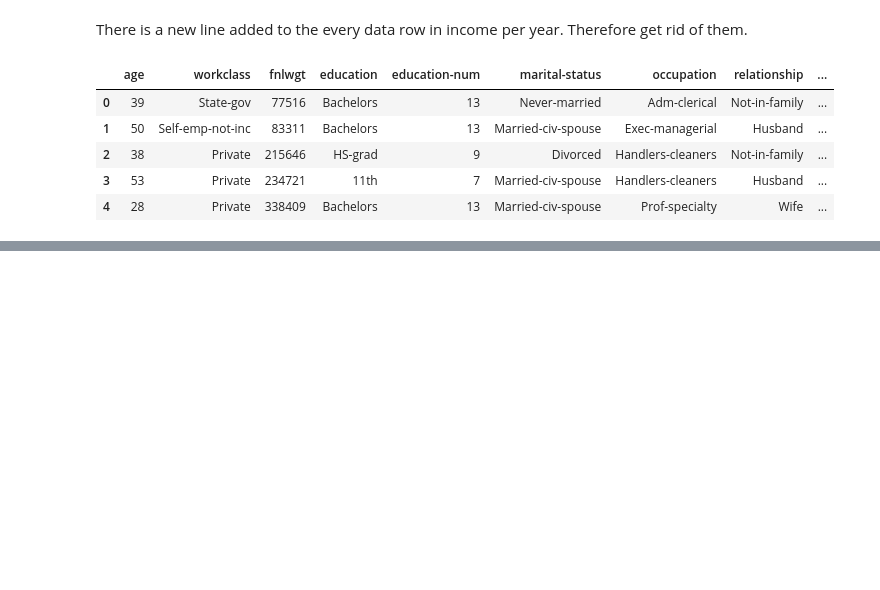
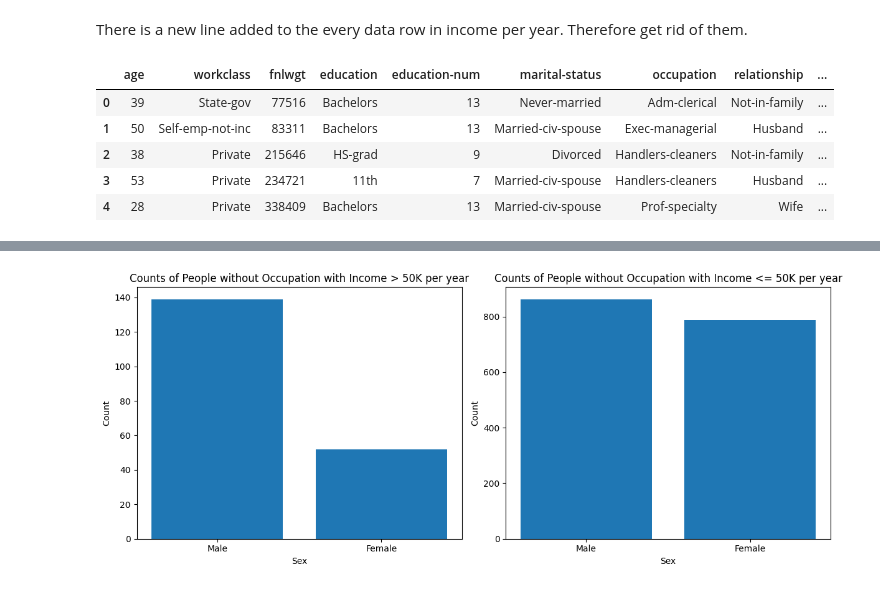
Before and after one commit to SandinMaheeshakya/ML-Income-Prediction-System, a Jupyter notebook: Pre-Processing Data.ipynb, the cells around one changed output, grey strips where cells are left out. Cells and saved outputs as stored; diff of their text form; code cells hidden in the pictures; blank space fills up the shorter version.

```diff
--- a/Pre-Processing Data.ipynb
+++ b/Pre-Processing Data.ipynb
@@ -224,0 +250,7 @@ adult_dataset.head()
+# %%
+# Checking the people that doesn't have an occupation
+
+people_without_occupation = adult_dataset[adult_dataset['occupation'].isna()]
+
+# Print rows with missing values
+print(people_without_occupation)
@@ -224,0 +275,26 @@ adult_dataset.head()
+# %%
+# Males and Females who doesn't have occupation record but but the income per year > 50k plot
+high_income_jobless_people = people_without_occupation[people_without_occupation['income-per-year'] == '>50K']
+
+# Males and Females who doesn't have occupation record but but the income per year <= 50k plot
+low_income_jobless_people  = people_without_occupation[people_without_occupation['income-per-year'] == '<=50K']
+
+
+# Creating a subplot inorder to show them side by side
+fig, axes = plt.subplots(1, 2, figsize=(12, 5))
+
+axes[0].bar(['Male', 'Female'], high_income_jobless_people['sex'].value_counts())
+axes[0].set_xlabel('Sex')
+axes[0].set_ylabel('Count')
+axes[0].set_title('Counts of People without Occupation with Income > 50K per year')
+
+
+axes[1].bar(['Male', 'Female'], low_income_jobless_people['sex'].value_counts())
+axes[1].set_xlabel('Sex')
+axes[1].set_ylabel('Count')
+axes[1].set_title('Counts of People without Occupation with Income <= 50K per year')
+
+plt.tight_layout()
+plt.show()
+# %% [output]
+[figure, added]
```
Also changed, not shown: parts of 10 cells of this notebook.
